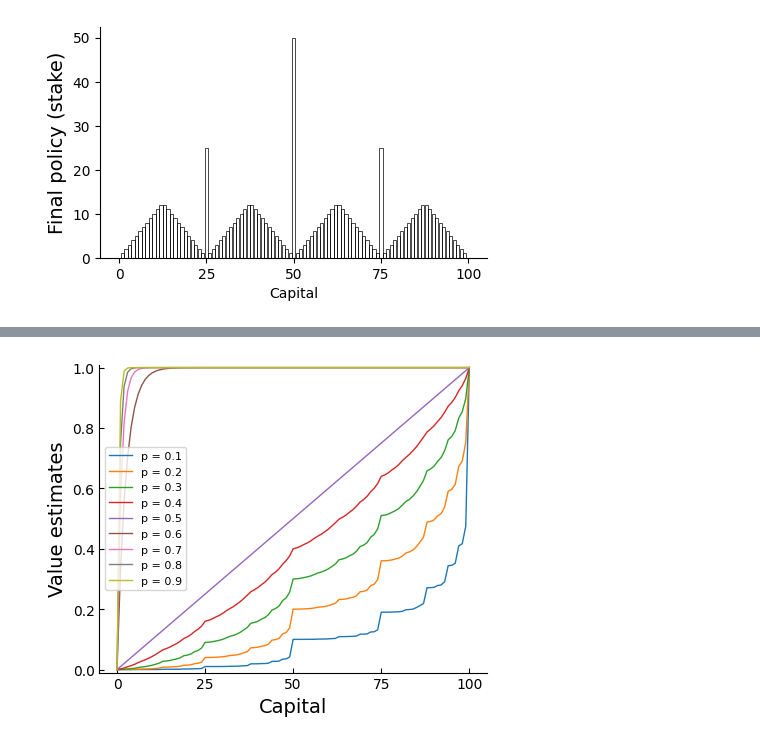
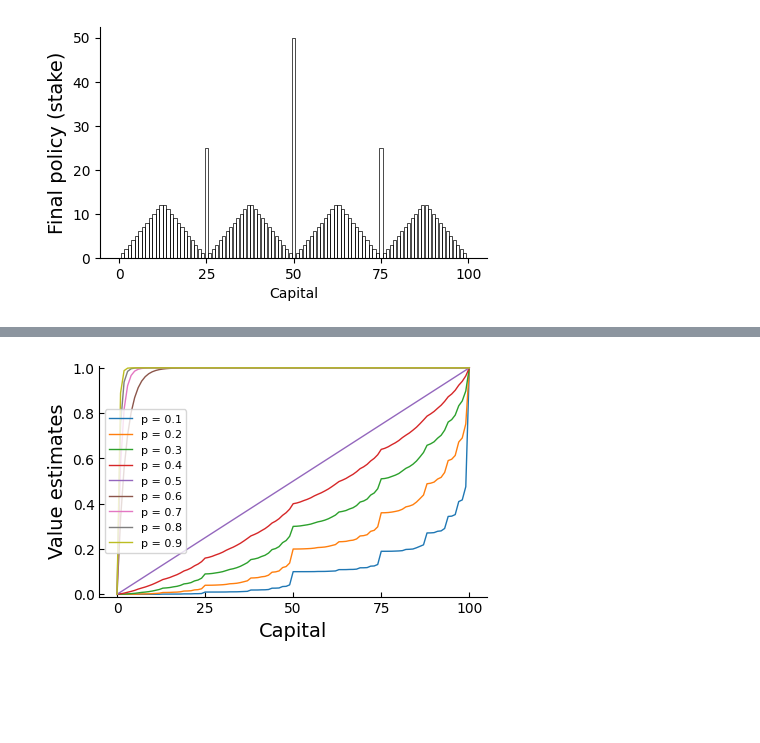
Before and after one commit to erxiong0/ReinforcementLearning-R.S., a Jupyter notebook: Chapter4-DynamicProgramming/GamblersProblem/gamblersProblem.ipynb, the cells around one changed output, grey strips where cells are left out. Drawn from its saved outputs; the diff is of its cells as text; code cells hidden in the pictures; blank space fills up the shorter version.

```diff
--- a/Chapter4-DynamicProgramming/GamblersProblem/gamblersProblem.ipynb
+++ b/Chapter4-DynamicProgramming/GamblersProblem/gamblersProblem.ipynb
@@ -207,30 +219,30 @@ def gambler_prob(prob: float = 0.4, show_images: bool = False):
 # %%
 probs = [i * 0.1 for i in range(1, 10)]
 state_value_list = []
 
 
 for prob in probs:
     state_value_list.append(gambler_prob(prob))
 
-fig, ax = plt.subplots(figsize = (5, 4))
+fig, ax = plt.subplots(figsize = (5, 3))
 for i, state_value in enumerate(state_value_list):
     ax.plot(state_value, linewidth = 1, label = f'p = {probs[i]:.1f}')
 
 
 ax.set_ylim(-0.01, 1.01)
 ax.set_xticks(np.arange(0, len(state_value), 25))
 ax.set_ylabel('Value estimates', fontsize = 14)
 ax.set_xlabel('Capital', fontsize = 14)
 
 
 ax.spines['right'].set_visible(False)
 ax.spines['top'].set_visible(False)
 
 ax.tick_params(direction = 'in', which = 'both', axis = 'both')
 
 ax.legend(loc = 'best', fontsize = 8)
+plt.savefig(f'{current_dir}/gamblerGame_prob.png', dpi=70, bbox_inches='tight')
 plt.show()
-plt.savefig(f'{current_dir}/gamblerGame_value.png', dpi=70, bbox_inches='tight')
 plt.close()
 # %% [output]
-[figure, old version]
+[figure, new version]
```
Also changed, not shown: parts of 3 cells of this notebook, 7 other files.
